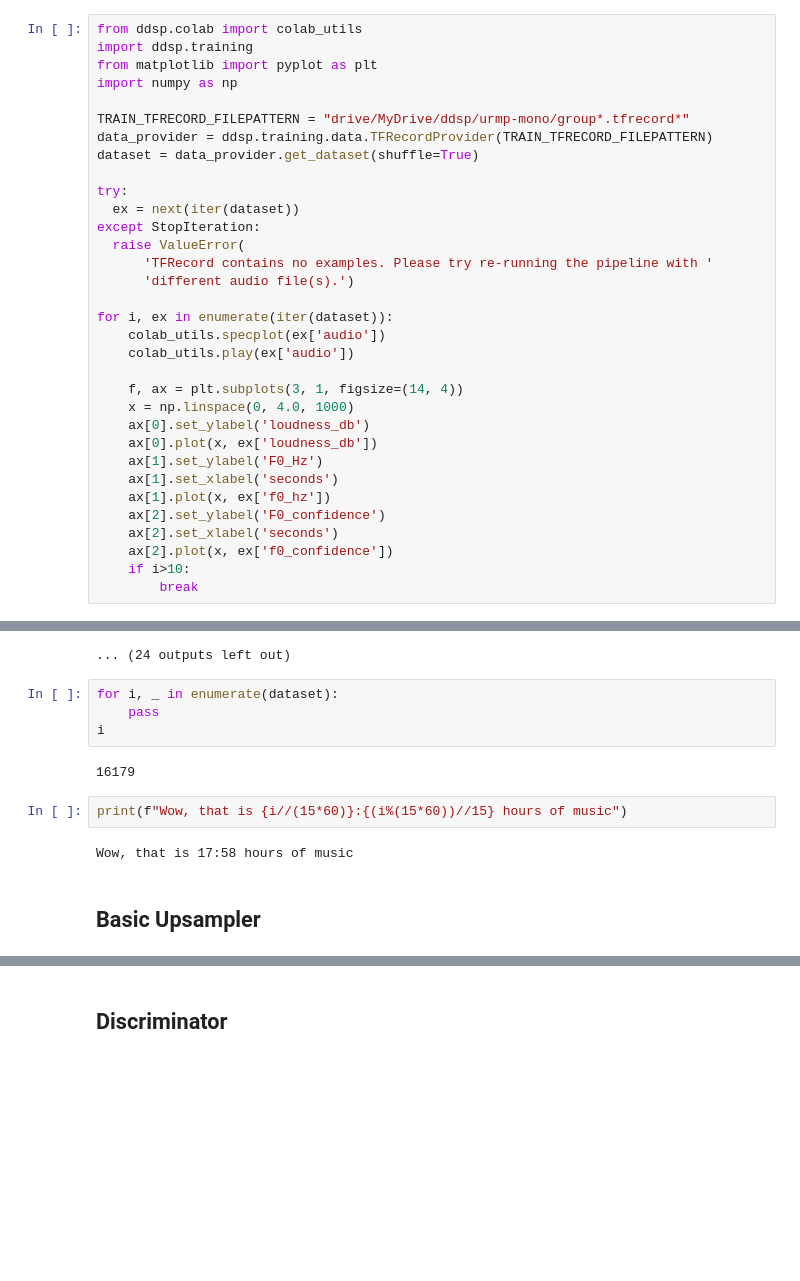
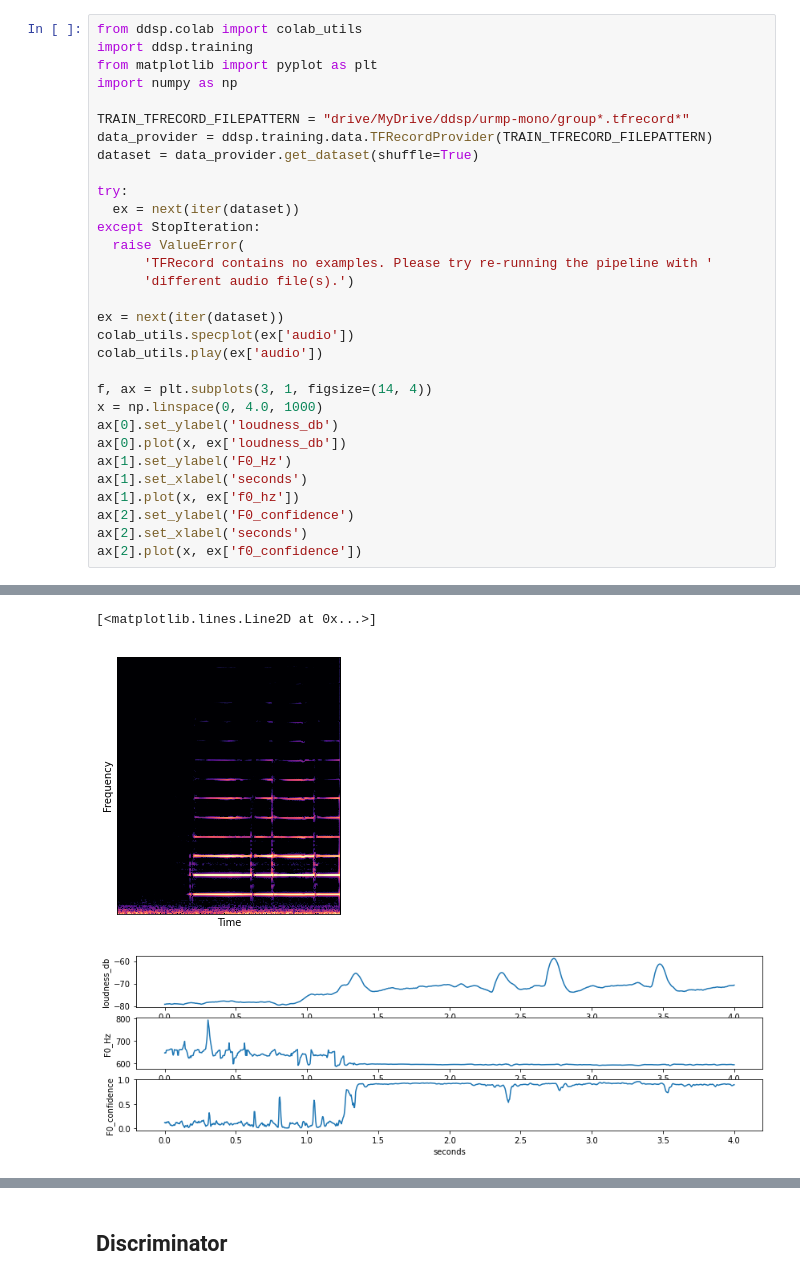
Before and after one commit to nielsrolf/ddsp, a Jupyter notebook: ddsp/colab/experiments/03_gan_training.ipynb, the cells around one changed output, grey strips where cells are left out. Saved outputs shown, nothing was run; the diff lists cells and outputs as text; blank space fills up the shorter version.

```diff
--- a/ddsp/colab/experiments/03_gan_training.ipynb
+++ b/ddsp/colab/experiments/03_gan_training.ipynb
@@ -71,21 +32,19 @@ except StopIteration:
       'TFRecord contains no examples. Please try re-running the pipeline with '
       'different audio file(s).')
 
-for i, ex in enumerate(iter(dataset)):
-    colab_utils.specplot(ex['audio'])
-    colab_utils.play(ex['audio'])
+ex = next(iter(dataset))
+colab_utils.specplot(ex['audio'])
+colab_utils.play(ex['audio'])
 
-    f, ax = plt.subplots(3, 1, figsize=(14, 4))
-    x = np.linspace(0, 4.0, 1000)
-    ax[0].set_ylabel('loudness_db')
-    ax[0].plot(x, ex['loudness_db'])
-    ax[1].set_ylabel('F0_Hz')
-    ax[1].set_xlabel('seconds')
-    ax[1].plot(x, ex['f0_hz'])
-    ax[2].set_ylabel('F0_confidence')
-    ax[2].set_xlabel('seconds')
-    ax[2].plot(x, ex['f0_confidence'])
-    if i>10:
-        break
+f, ax = plt.subplots(3, 1, figsize=(14, 4))
+x = np.linspace(0, 4.0, 1000)
+ax[0].set_ylabel('loudness_db')
+ax[0].plot(x, ex['loudness_db'])
+ax[1].set_ylabel('F0_Hz')
+ax[1].set_xlabel('seconds')
+ax[1].plot(x, ex['f0_hz'])
+ax[2].set_ylabel('F0_confidence')
+ax[2].set_xlabel('seconds')
+ax[2].plot(x, ex['f0_confidence'])
 # %% [output]
 [interactive output not drawn]
@@ -103,13 +51,3 @@ for i, ex in enumerate(iter(dataset)):
-... (24 outputs left out)
+[<matplotlib.lines.Line2D at 0x...>]
+[figure, added]
+[figure, added]
-# %%
-for i, _ in enumerate(dataset):
-    pass
-i
-# %% [output]
-16179
-# %%
-print(f"Wow, that is {i//(15*60)}:{(i%(15*60))//15} hours of music")
-# %% [output]
-Wow, that is 17:58 hours of music
-# %% [markdown]
-## Basic Upsampler
```
Also changed, not shown: parts of 17 cells of this notebook.
